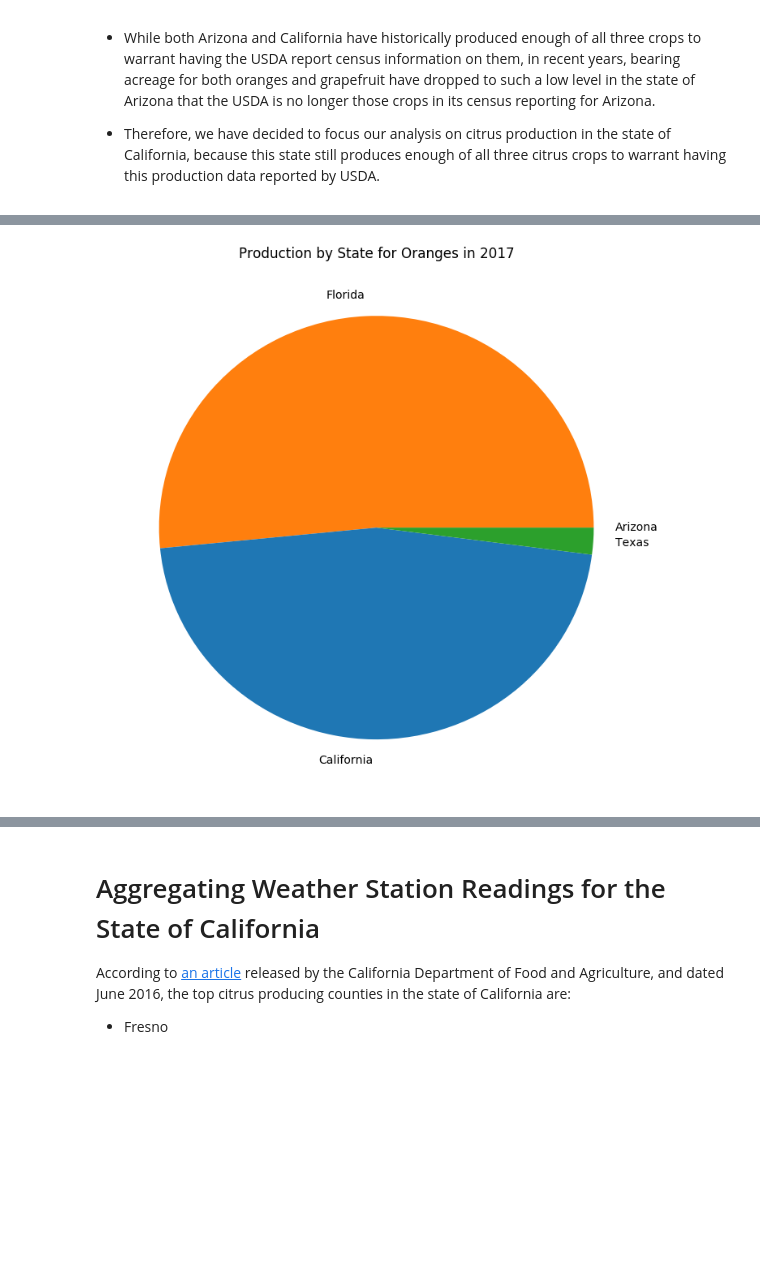
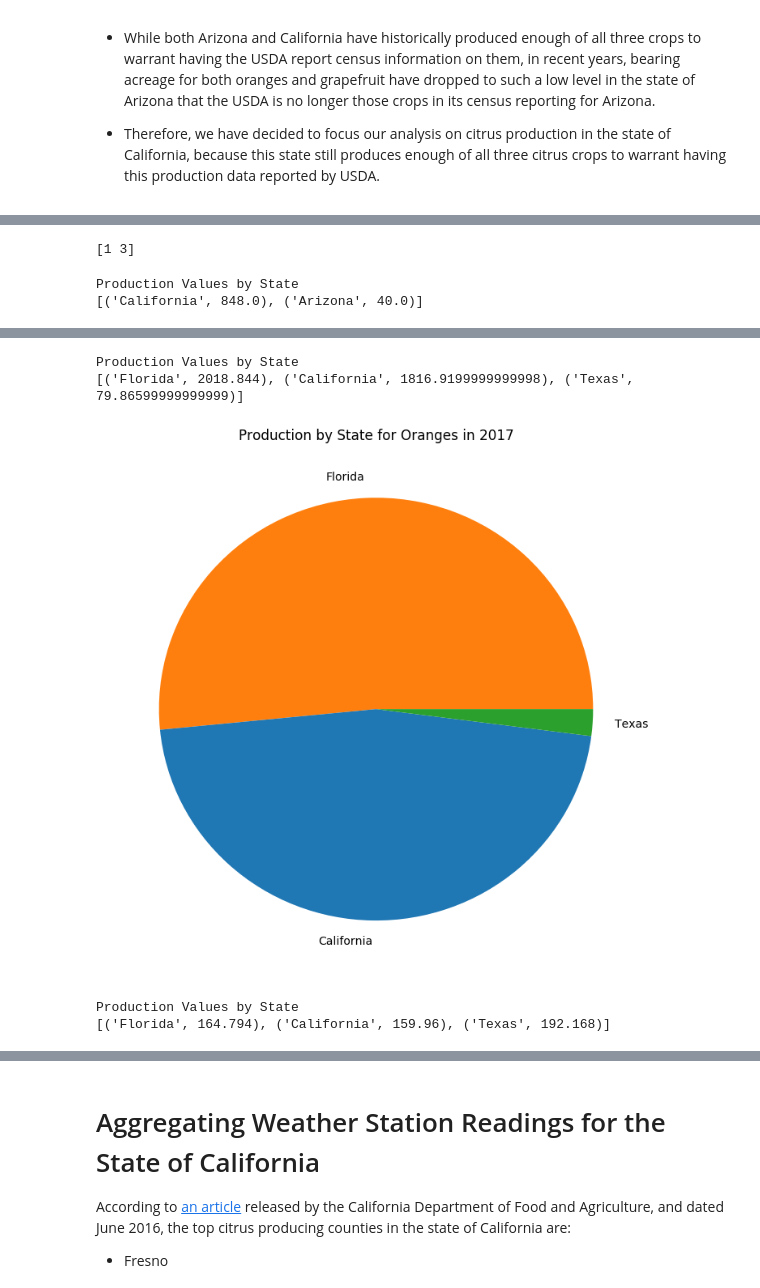
Before and after one commit to teamAwesomeKaraAndTroy/DataScienceFinalProject, a Jupyter notebook: FruitYearbookDataExploration.ipynb, the cells around one changed output, grey strips where cells are left out. Drawn from its saved outputs; the diff is of its cells as text; code cells hidden in the pictures; blank space fills up the shorter version.

```diff
--- a/FruitYearbookDataExploration.ipynb
+++ b/FruitYearbookDataExploration.ipynb
@@ -295,33 +314,72 @@ plt.show()
+# %%
+mask = [True, False, True]
+nums = np.array([1, 2, 3])
+nums = nums[mask]
+print(nums)
+# %% [output]
+[1 3]
 # %%
+# define a helper function for getting the boolean masks for the pie charts
+def get_boolean_mask(xs, labels):
+    mask = []
+    for label in labels:
+        if len([(state, _) for (state, _) in xs if state == label]) == 0:
+            mask.append(False)
+        else:
+            mask.append(True)
+    return mask
+
+
 # plot a pie chart of production percent production contributed by each state, for each crop in 2018
+
+plt.rcParams['font.size'] = 14.0
 
 color_dict = {
     'California': 'C0',
     'Florida': 'C1',
     'Texas': 'C2',
     'Arizona': 'C3',
 }
 
-plt.rcParams['font.size'] = 14.0
+labels = np.array(['Florida', 'California', 'Texas', 'Arizona'])
+colors = np.array([color_dict[label] for label in labels])
+
 lemons_production_2017 = [row for row in cleaned_data_lemons if row[0][:5] == ' 2017']
-lemons_production_2017
-xs = [row[4] for row in lemons_production_2017 if row[1] != 'United States']
-plt.pie(xs, labels=['California', 'Arizona'], colors=[color_dict[label] for label in ['California', 'Arizona']])
+xs = [(row[1], row[4]) for row in lemons_production_2017 if row[1] != 'United States' and row[4] != 0]
+print('Production Values by State')
+print(xs)
+mask = get_boolean_mask(xs, labels)
+xs = [x for (_, x) in xs]
+plt.pie(xs, labels=labels[mask], colors=colors[mask])
 plt.title('Production by State for Lemons in 2017')
 plt.show()
 
-labels=['Florida', 'California', 'Texas', 'Arizona']
+
 oranges_production_2017 = [row for row in cleaned_data_oranges if row[0][:5] == ' 2017']
-xs = [row[2] * row[3] for row in oranges_production_2017 if row[1] != 'United States']
-plt.pie(xs, labels=labels, colors=[color_dict[label] for label in labels])
+xs = [(row[1], row[2] * row[3]) for row in oranges_production_2017 if row[1] != 'United States' and row[2] * row[3] != 0]
+print('Production Values by State')
+print(xs)
+mask = get_boolean_mask(xs, labels)
+xs = [x for (_, x) in xs]
+plt.pie(xs, labels=labels[mask], colors=colors[mask])
 plt.title('Production by State for Oranges in 2017')
 plt.show()
 
 grapefruit_production_2017 = [row for row in cleaned_data_grapefruit if row[0][:5] == ' 2017']
-xs = [row[2] * row[3] for row in grapefruit_production_2017 if row[1] != 'United States']
-plt.pie(xs, labels=labels, colors=[color_dict[label] for label in labels])
+xs = [(row[1], row[2] * row[3]) for row in grapefruit_production_2017 if row[1] != 'United States' and row[2] * row[3] != 0]
+print('Production Values by State')
+print(xs)
+mask = get_boolean_mask(xs, labels)
+xs = [x for (_, x) in xs]
+plt.pie(xs, labels=labels[mask], colors=colors[mask])
 plt.title('Production by State for Grapefruit in 2017')
 plt.show()
 # %% [output]
+Production Values by State
+[('California', 848.0), ('Arizona', 40.0)]
 [figure]
+Production Values by State
+[('Florida', 2018.844), ('California', 1816.9199999999998), ('Texas', 79.86599999999999)]
-[figure, old version]
+[figure, new version]
+Production Values by State
+[('Florida', 164.794), ('California', 159.96), ('Texas', 192.168)]
```
Also changed, not shown: parts of 11 cells of this notebook.
